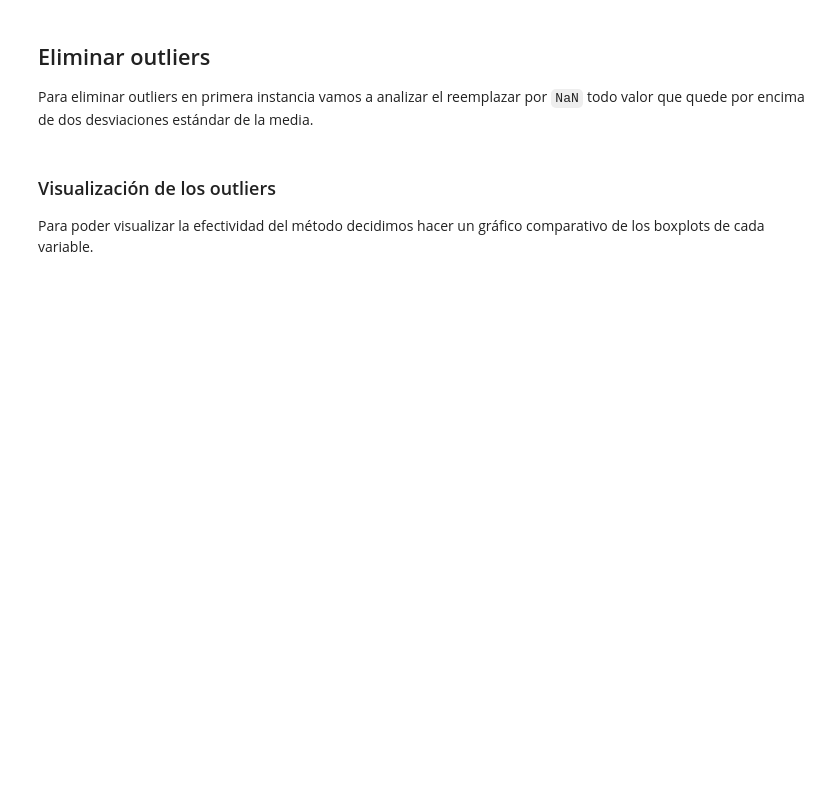
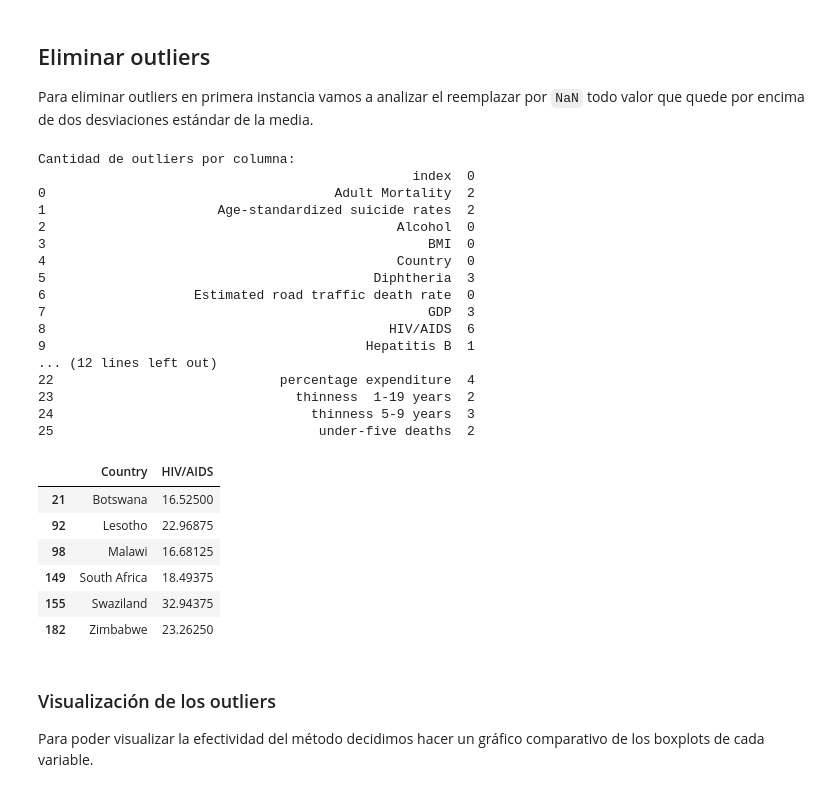
Before and after one commit to iglosiggio/metnum-tp3, a Jupyter notebook: notebooks/completar-datos-faltantes.ipynb, the cells around one changed output. Cells and saved outputs as stored; diff of their text form; code cells hidden in the pictures; blank space fills up the shorter version.

Commit message:
data: Emprolijar cómo quitamos outliers para que se pueda analizar caso a caso

```diff
--- a/notebooks/completar-datos-faltantes.ipynb
+++ b/notebooks/completar-datos-faltantes.ipynb
@@ -209,13 +209,47 @@ Region
 
 Para eliminar outliers en primera instancia vamos a analizar el reemplazar por `NaN` todo valor que quede por encima de dos desviaciones estándar de la media.
 # %%
-def quitar_outliers(df, max_sigma=3):
+def outlier_mask(df, max_sigma=3):
     normalized_df = (df - df.mean(numeric_only=True)) / df.std(numeric_only=True)
     # No queremos nunca borrar nada de esta columna
     normalized_df['Life expectancy'] = 0
-    return dataset.mask(normalized_df.abs() > max_sigma, np.nan)
+    return normalized_df.abs() > max_sigma
+
+def quitar_outliers(df, max_sigma=3):
+    return dataset.mask(outlier_mask(df, max_sigma), np.nan)
 
 dataset_sin_outliers = quitar_outliers(dataset)
+
+print('Cantidad de outliers por columna:')
+print(outlier_mask(dataset).sum().reset_index().query('0'))
+
+normalized_dataset = (dataset - dataset.mean(numeric_only=True)) / dataset.std(numeric_only=True)
+dataset[['Country','HIV/AIDS']][outlier_mask(dataset)['HIV/AIDS'] == True]
+# %% [output]
+Cantidad de outliers por columna:
+                                                index  0
+0                                     Adult Mortality  2
+1                      Age-standardized suicide rates  2
+2                                             Alcohol  0
+3                                                 BMI  0
+4                                             Country  0
+5                                          Diphtheria  3
+6                   Estimated road traffic death rate  0
+7                                                 GDP  3
+8                                            HIV/AIDS  6
+9                                         Hepatitis B  1
+... (12 lines left out)
+22                             percentage expenditure  4
+23                               thinness  1-19 years  2
+24                                 thinness 5-9 years  3
+25                                  under-five deaths  2
+|  | Country | HIV/AIDS |
+| 21 | Botswana | 16.52500 |
+| 92 | Lesotho | 22.96875 |
+| 98 | Malawi | 16.68125 |
+| 149 | South Africa | 18.49375 |
+| 155 | Swaziland | 32.94375 |
+| 182 | Zimbabwe | 23.26250 |
 # %% [markdown]
 ### Visualización de los outliers
 
```
